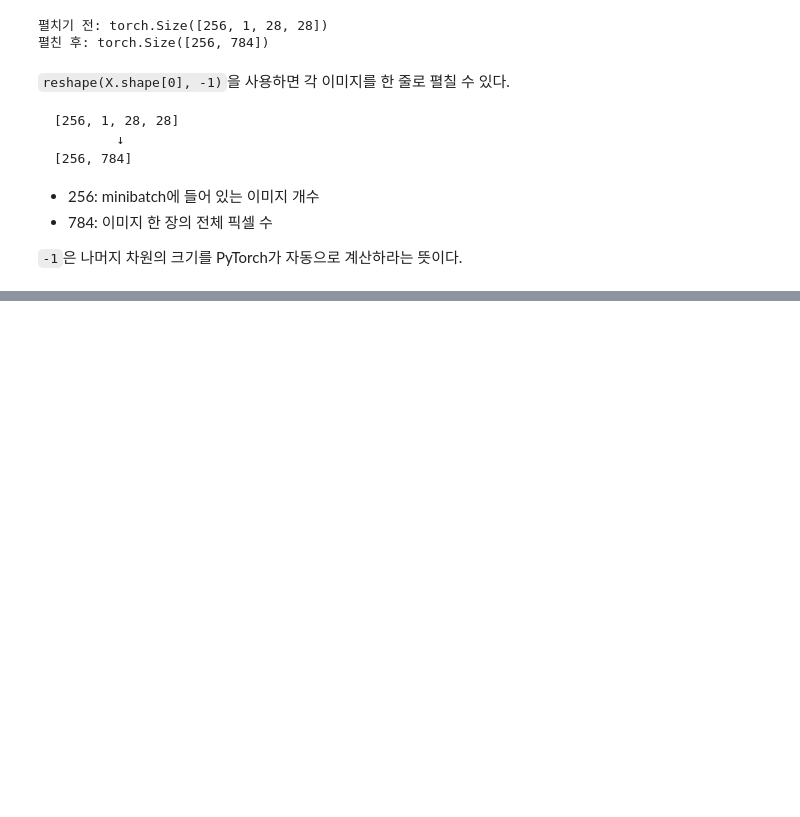
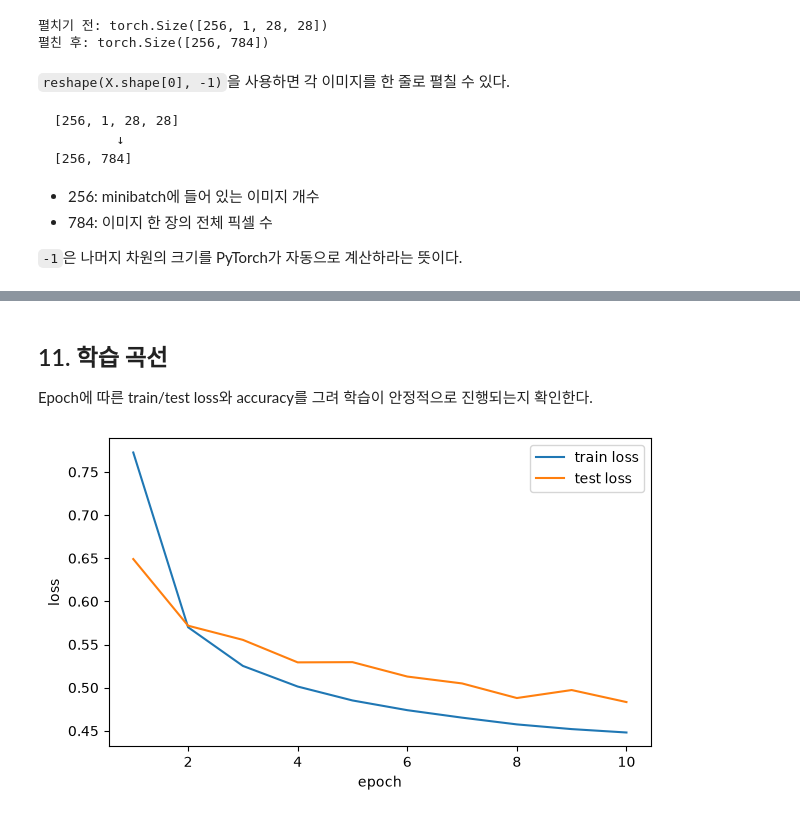
Before and after one commit to while-true-study/ai-grad-prep, a Jupyter notebook: d2l/04_linear_neural_networks_for_classification/04_04_Softmax Regression Implementation from Scratch.ipynb, the cells around one changed output, grey strips where cells are left out. Drawn from its saved outputs; the diff is of its cells as text; code cells hidden in the pictures; blank space fills up the shorter version.

```diff
--- a/d2l/04_linear_neural_networks_for_classification/04_04_Softmax Regression Implementation from Scratch.ipynb
+++ b/d2l/04_linear_neural_networks_for_classification/04_04_Softmax Regression Implementation from Scratch.ipynb
@@ -129,0 +691,6 @@ print("펼친 후:", X_flat.shape)
+# %%
+device = torch.device(
+    "cuda" if torch.cuda.is_available() else "cpu"
+)
+
+print("device:", device)
@@ -129,0 +699,17 @@ print("펼친 후:", X_flat.shape)
+# %%
+W = torch.normal(
+    mean=0.0,
+    std=0.01,
+    size=(num_inputs, num_outputs),
+    device=device,
+    requires_grad=True
+)
+
+b = torch.zeros(
+    num_outputs,
+    device=device,
+    requires_grad=True
+)
+
+print("W device:", W.device)
+print("b device:", b.device)
@@ -129,0 +788,27 @@ print("펼친 후:", X_flat.shape)
+# %% [markdown]
+## 11. 학습 곡선
+
+Epoch에 따른 train/test loss와 accuracy를 그려 학습이 안정적으로 진행되는지 확인한다.
+# %%
+epochs = range(1, num_epochs + 1)
+
+plt.figure(figsize=(7, 4))
+
+plt.plot(
+    epochs,
+    train_loss_history,
+    label="train loss"
+)
+
+plt.plot(
+    epochs,
+    test_loss_history,
+    label="test loss"
+)
+
+plt.xlabel("epoch")
+plt.ylabel("loss")
+plt.legend()
+plt.show()
+# %% [output]
+[figure, added]
```
Also changed, not shown: parts of 42 cells of this notebook, 1 other file.
